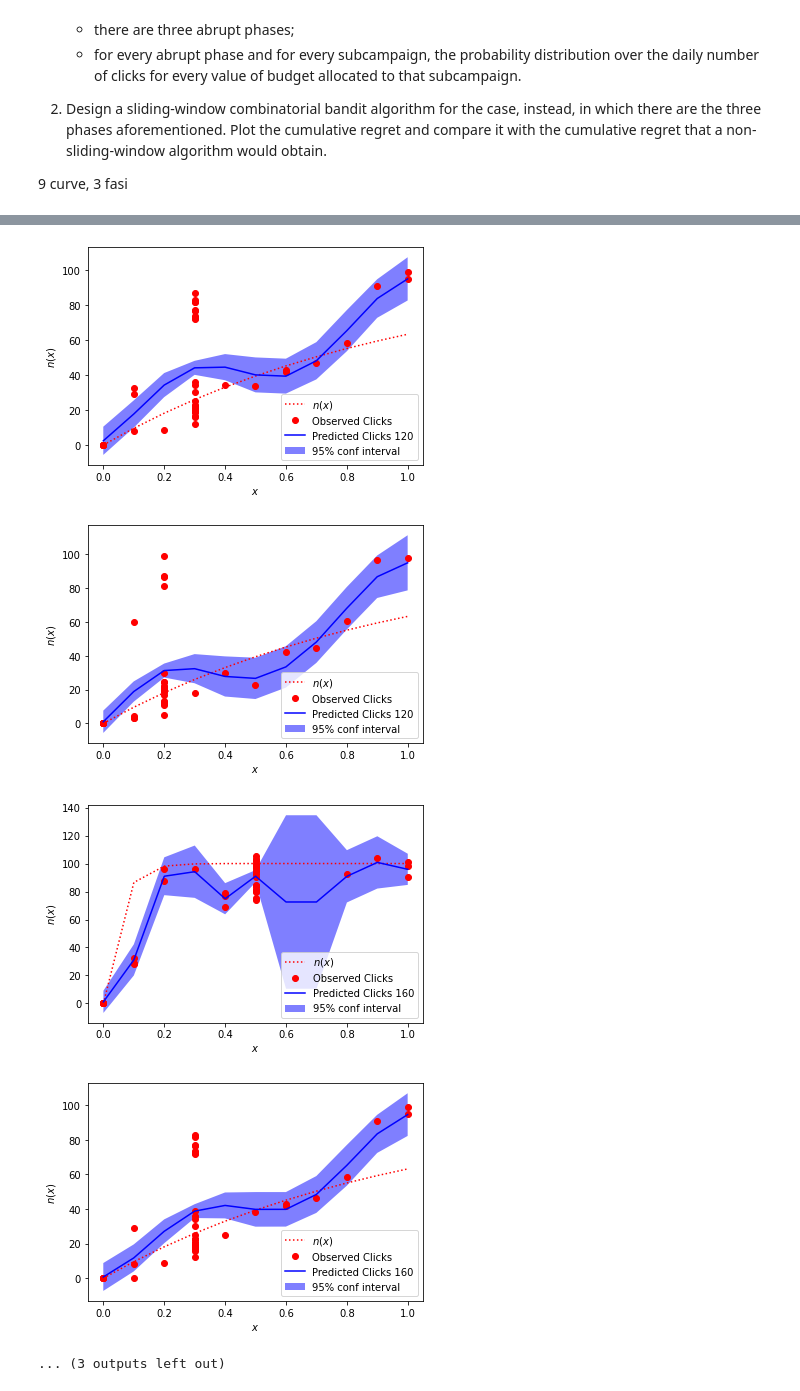
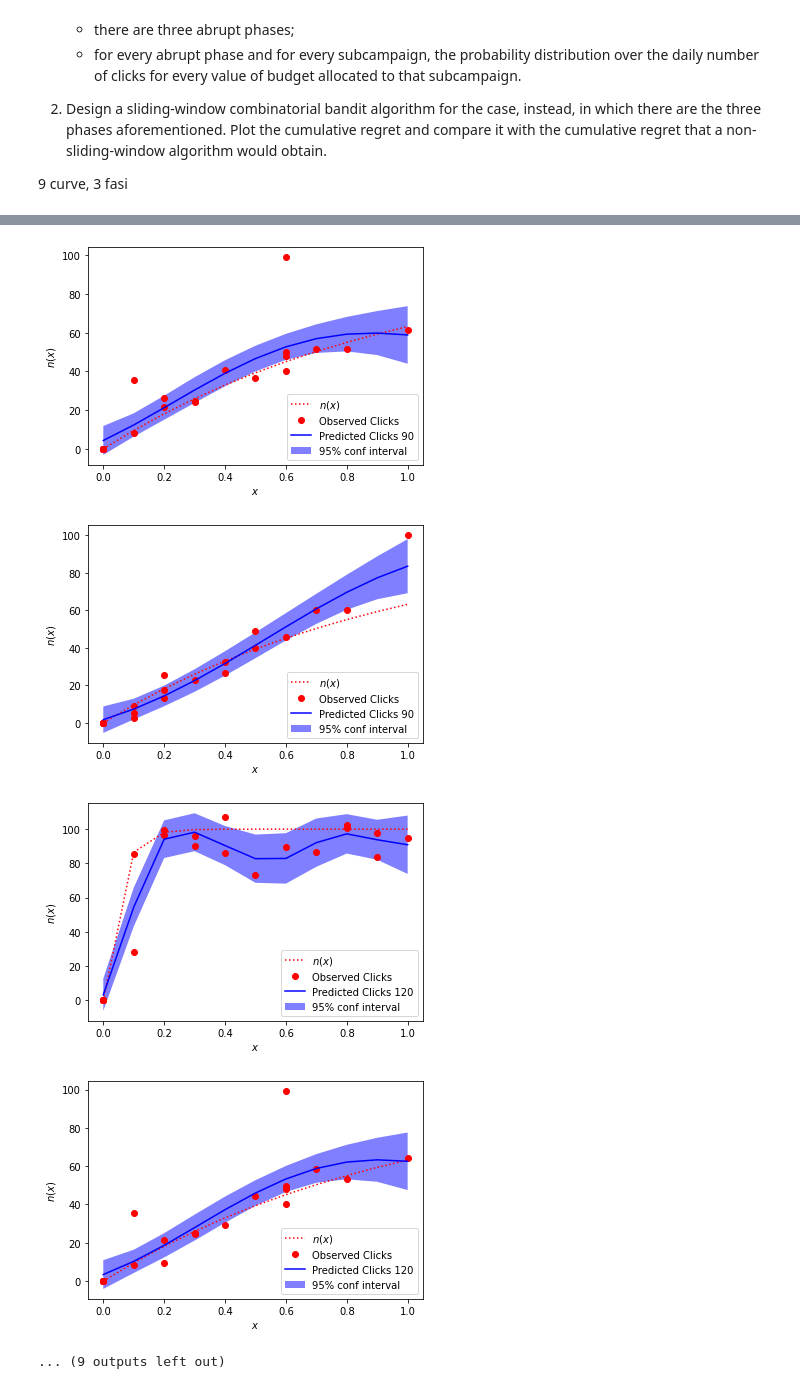
Before and after one commit to damiano1996/DataIntelligenceApplications, a Jupyter notebook: project/Urbano08/Exercise3.ipynb, the cells around one changed output, grey strips where cells are left out. Drawn from its saved outputs; the diff is of its cells as text; code cells hidden in the pictures.

```diff
--- a/project/Urbano08/Exercise3.ipynb
+++ b/project/Urbano08/Exercise3.ipynb
@@ -23,12 +23,13 @@ from project.Urbano08.Optimizer import Optimizer as Ta
 import pandas as pd
 # %%
 n_phases = 3
-len_window = 40
-phaselen = 80
-n_obs = 161 #3 abrupt phase
-print_span = 40 #ogni quanti giorni printare i grafici
+len_window = 20
+phaselen = 60
+n_obs = 180 #3 abrupt phase
+print_span = 30 #ogni quanti giorni printare i grafici
 
 init_days = 20 #primi giorni si pullano gli arm in modo casuale senza pensare al reward massimo
+random_sampling = 4
 
 n_subcamp = 3
 
@@ -36,7 +37,7 @@ max_bid = 1
 max_clicks = 100
 n_arms = 11
 
-noise_std = 6.0
+noise_std = 5.0
 
 bids = np.linspace(0, max_bid, n_arms)
 
@@ -49,5 +50,5 @@ learners = []
 for i in range(0, n_subcamp):
     learners.append(DynamicLearner(n_arms,bids,len_window))
 
-print(f'PHASES OF {env.phaselen} DAYS\nWINDOWS OF {len(learners[0].pulled_arms)} DAYS\n{n_obs} TOTAL OBSERVATION')
+print(f'PHASES OF {env.phaselen} DAYS\n{n_obs} TOTAL OBSERVATION')
 # %% [output]
@@ -58,7 +58,7 @@ WINDOWS OF 0 DAYS
 for d in range(0, n_obs):
     pulled = [0,0,0]
     #per i primi init_days giorni si pullano in modo causale, successivamente si usa la tabella
-    if init_days > 0: #or d % int(len_window/2) == 0:
+    if init_days > 0 or d % random_sampling == 0: #or d % int(len_window/2) == 0:
         init_days = init_days - 1
         first = d % 3
         pulled[first] = learners[first].pull_arm()
@@ -122,5 +122,5 @@ TOT: 267.9756706570428
-[figure, old version]
+[figure, new version]
-[figure, old version]
+[figure, new version]
-[figure, old version]
+[figure, new version]
-[figure, old version]
+[figure, new version]
-... (3 outputs left out)
+... (9 outputs left out)
```
Also changed, not shown: parts of 2 cells of this notebook, 1 other file.
